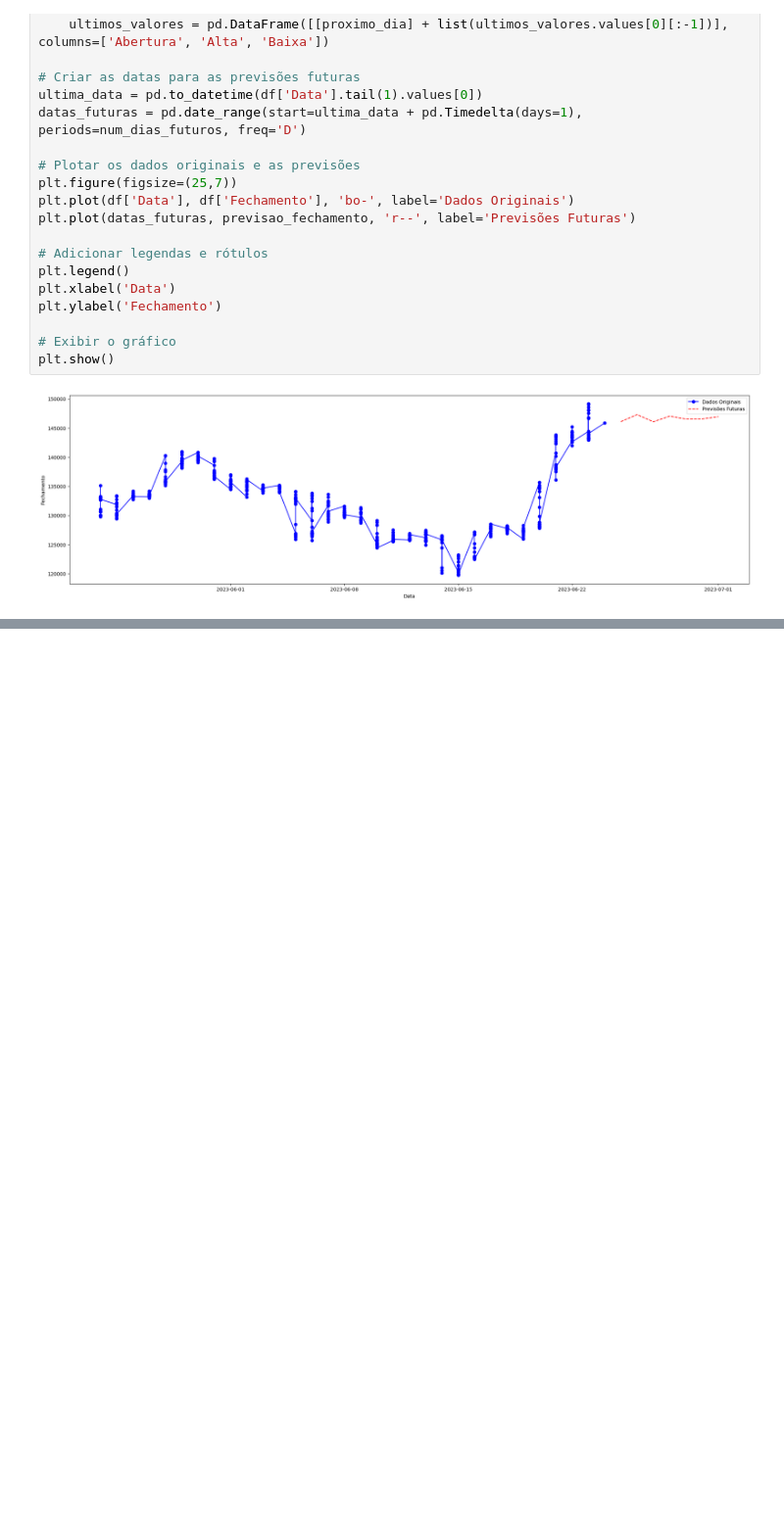
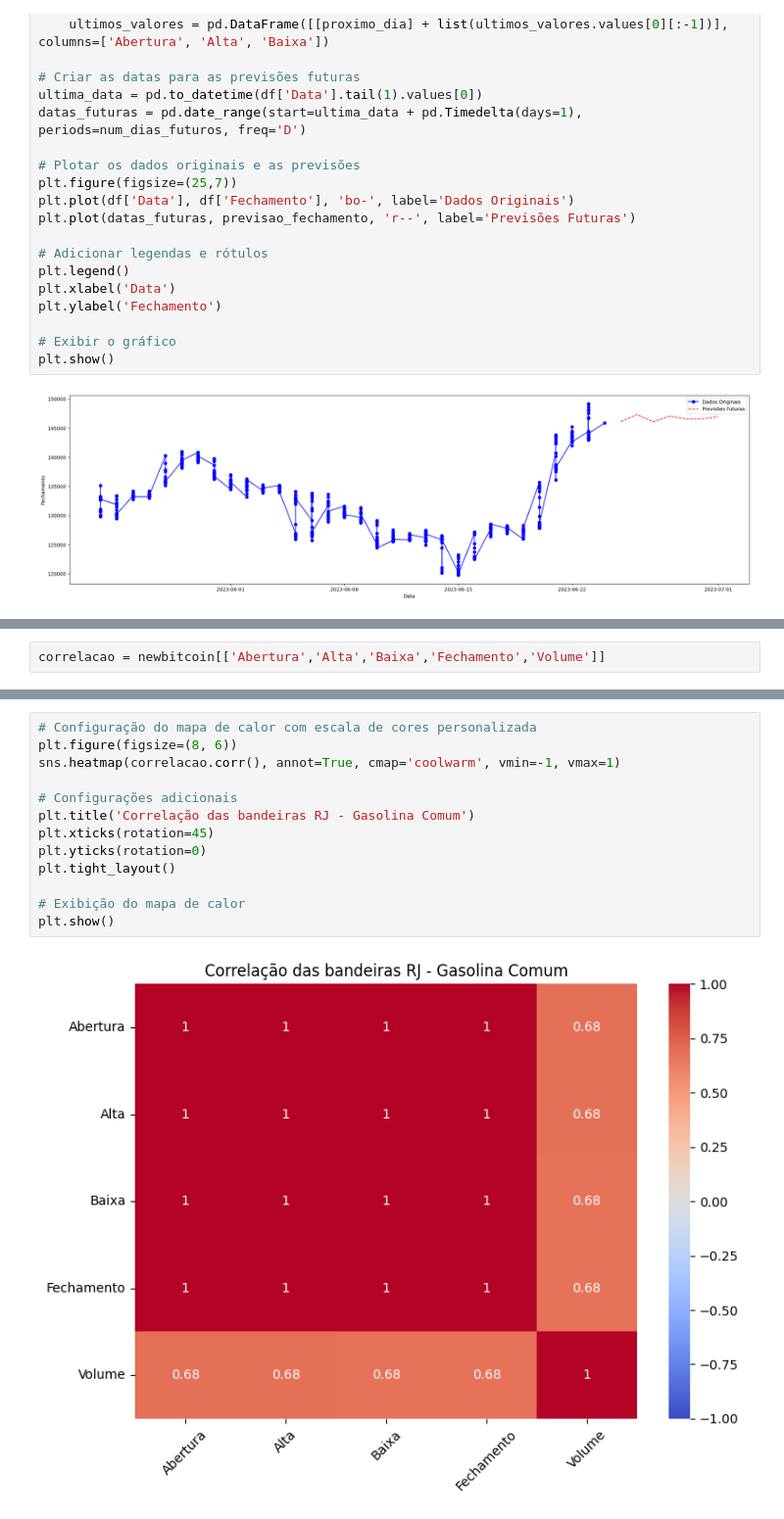
Before and after one commit to CassioRibeiro/ProjetoFinal, a Jupyter notebook: [M5]_Projeto_Final.ipynb, the cells around one changed output, grey strips where cells are left out. Shown at 98% size. Drawn from its saved outputs; the diff is of its cells as text; blank space fills up the shorter version.

Commit message:
Add files via upload
Fechamentos das questões obrigatórias(Faltando refinamento)

```diff
--- a/[M5]_Projeto_Final.ipynb
+++ b/[M5]_Projeto_Final.ipynb
@@ -525,0 +642,2 @@ plt.show()
+# %%
+correlacao = newbitcoin[['Abertura','Alta','Baixa','Fechamento','Volume']]
@@ -525,0 +653,15 @@ plt.show()
+# %%
+# Configuração do mapa de calor com escala de cores personalizada
+plt.figure(figsize=(8, 6))
+sns.heatmap(correlacao.corr(), annot=True, cmap='coolwarm', vmin=-1, vmax=1)
+
+# Configurações adicionais
+plt.title('Correlação das bandeiras RJ - Gasolina Comum')
+plt.xticks(rotation=45)
+plt.yticks(rotation=0)
+plt.tight_layout()
+
+# Exibição do mapa de calor
+plt.show()
+# %% [output]
+[figure, added]
```
Also changed, not shown: parts of 19 cells of this notebook.
